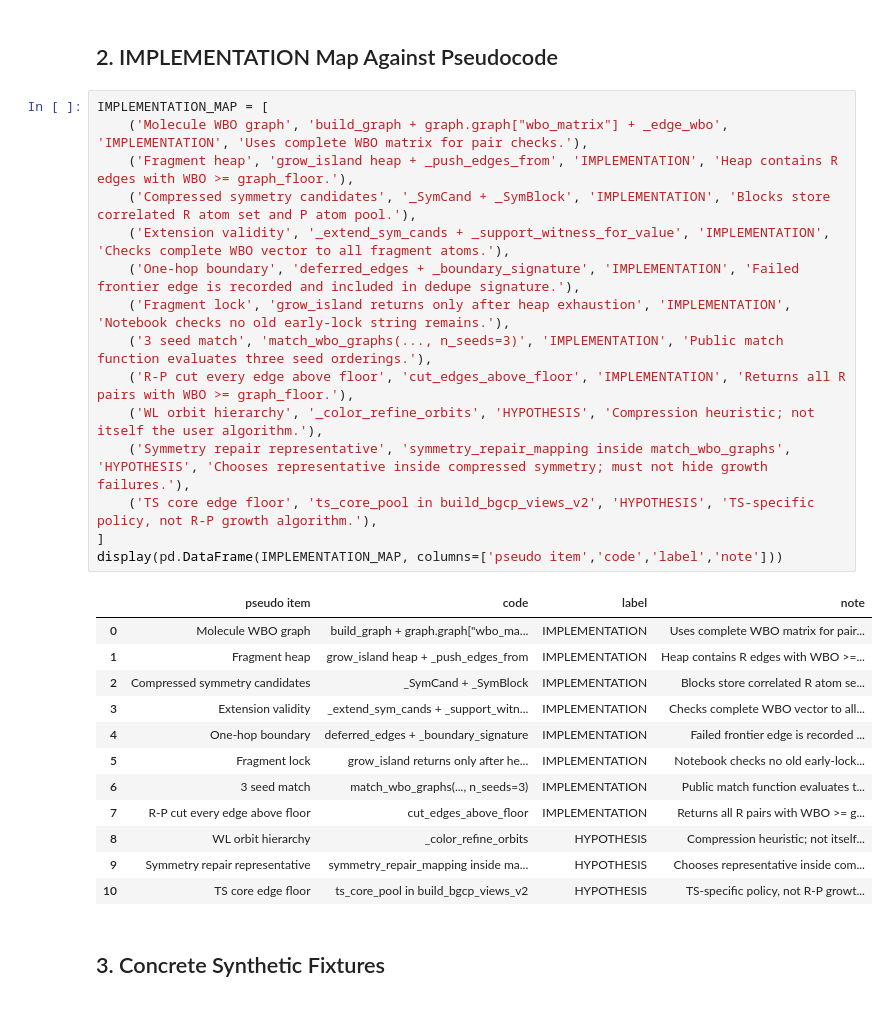
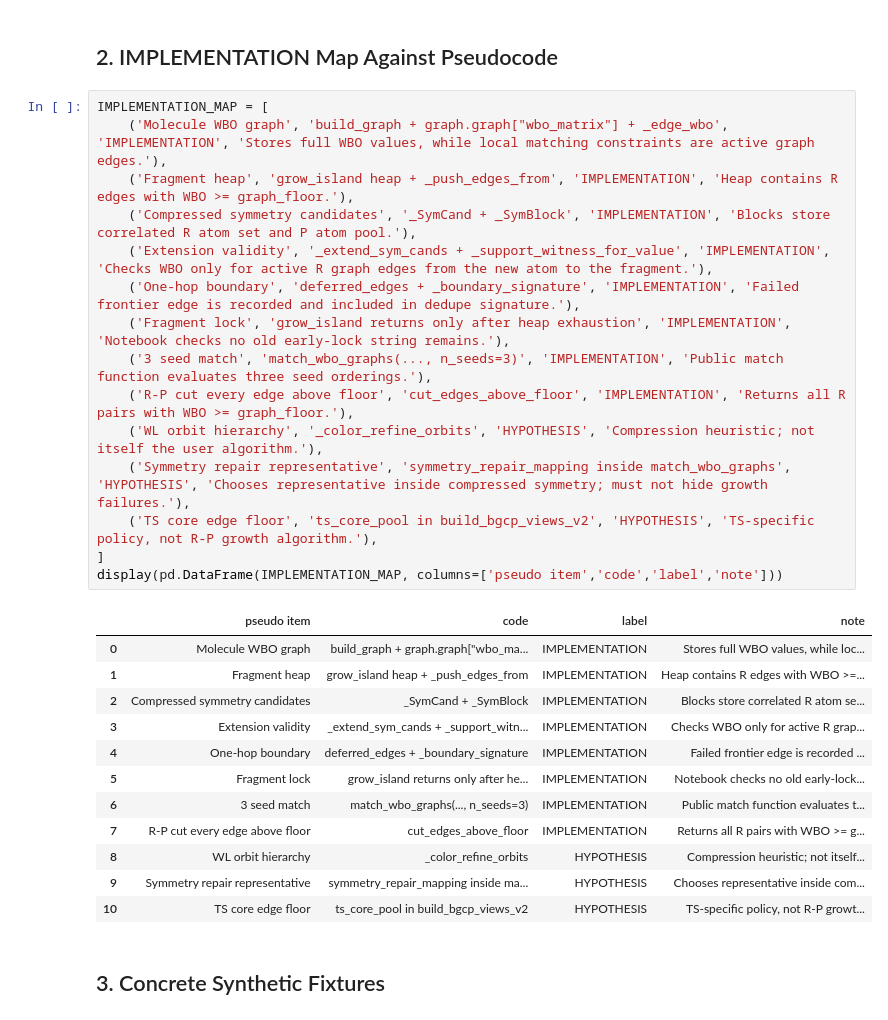
Before and after one commit to yunhzou/coordinate_alignment, a Jupyter notebook: notebooks/alignment_algorithm_full_audit.ipynb, the cells around one changed output. Drawn from its saved outputs; the diff is of its cells as text.

```diff
--- a/notebooks/alignment_algorithm_full_audit.ipynb
+++ b/notebooks/alignment_algorithm_full_audit.ipynb
@@ -164,25 +165,25 @@ HEAD = c52a78d
 ## 2. IMPLEMENTATION Map Against Pseudocode
 # %%
 IMPLEMENTATION_MAP = [
-    ('Molecule WBO graph', 'build_graph + graph.graph["wbo_matrix"] + _edge_wbo', 'IMPLEMENTATION', 'Uses complete WBO matrix for pair checks.'),
+    ('Molecule WBO graph', 'build_graph + graph.graph["wbo_matrix"] + _edge_wbo', 'IMPLEMENTATION', 'Stores full WBO values, while local matching constraints are active graph edges.'),
     ('Fragment heap', 'grow_island heap + _push_edges_from', 'IMPLEMENTATION', 'Heap contains R edges with WBO >= graph_floor.'),
     ('Compressed symmetry candidates', '_SymCand + _SymBlock', 'IMPLEMENTATION', 'Blocks store correlated R atom set and P atom pool.'),
-    ('Extension validity', '_extend_sym_cands + _support_witness_for_value', 'IMPLEMENTATION', 'Checks complete WBO vector to all fragment atoms.'),
+    ('Extension validity', '_extend_sym_cands + _support_witness_for_value', 'IMPLEMENTATION', 'Checks WBO only for active R graph edges from the new atom to the fragment.'),
     ('One-hop boundary', 'deferred_edges + _boundary_signature', 'IMPLEMENTATION', 'Failed frontier edge is recorded and included in dedupe signature.'),
     ('Fragment lock', 'grow_island returns only after heap exhaustion', 'IMPLEMENTATION', 'Notebook checks no old early-lock string remains.'),
     ('3 seed match', 'match_wbo_graphs(..., n_seeds=3)', 'IMPLEMENTATION', 'Public match function evaluates three seed orderings.'),
     ('R-P cut every edge above floor', 'cut_edges_above_floor', 'IMPLEMENTATION', 'Returns all R pairs with WBO >= graph_floor.'),
     ('WL orbit hierarchy', '_color_refine_orbits', 'HYPOTHESIS', 'Compression heuristic; not itself the user algorithm.'),
     ('Symmetry repair representative', 'symmetry_repair_mapping inside match_wbo_graphs', 'HYPOTHESIS', 'Chooses representative inside compressed symmetry; must not hide growth failures.'),
     ('TS core edge floor', 'ts_core_pool in build_bgcp_views_v2', 'HYPOTHESIS', 'TS-specific policy, not R-P growth algorithm.'),
 ]
 display(pd.DataFrame(IMPLEMENTATION_MAP, columns=['pseudo item','code','label','note']))
 # %% [output]
 |  | pseudo item | code | label | note |
-| 0 | Molecule WBO graph | build_graph + graph.graph["wbo_ma... | IMPLEMENTATION | Uses complete WBO matrix for pair... |
+| 0 | Molecule WBO graph | build_graph + graph.graph["wbo_ma... | IMPLEMENTATION | Stores full WBO values, while loc... |
 | 1 | Fragment heap | grow_island heap + _push_edges_from | IMPLEMENTATION | Heap contains R edges with WBO >=... |
 | 2 | Compressed symmetry candidates | _SymCand + _SymBlock | IMPLEMENTATION | Blocks store correlated R atom se... |
-| 3 | Extension validity | _extend_sym_cands + _support_witn... | IMPLEMENTATION | Checks complete WBO vector to all... |
+| 3 | Extension validity | _extend_sym_cands + _support_witn... | IMPLEMENTATION | Checks WBO only for active R grap... |
 | 4 | One-hop boundary | deferred_edges + _boundary_signature | IMPLEMENTATION | Failed frontier edge is recorded ... |
 | 5 | Fragment lock | grow_island returns only after he... | IMPLEMENTATION | Notebook checks no old early-lock... |
 | 6 | 3 seed match | match_wbo_graphs(..., n_seeds=3) | IMPLEMENTATION | Public match function evaluates t... |
```
Also changed, not shown: parts of 6 cells of this notebook, 18 other files.
